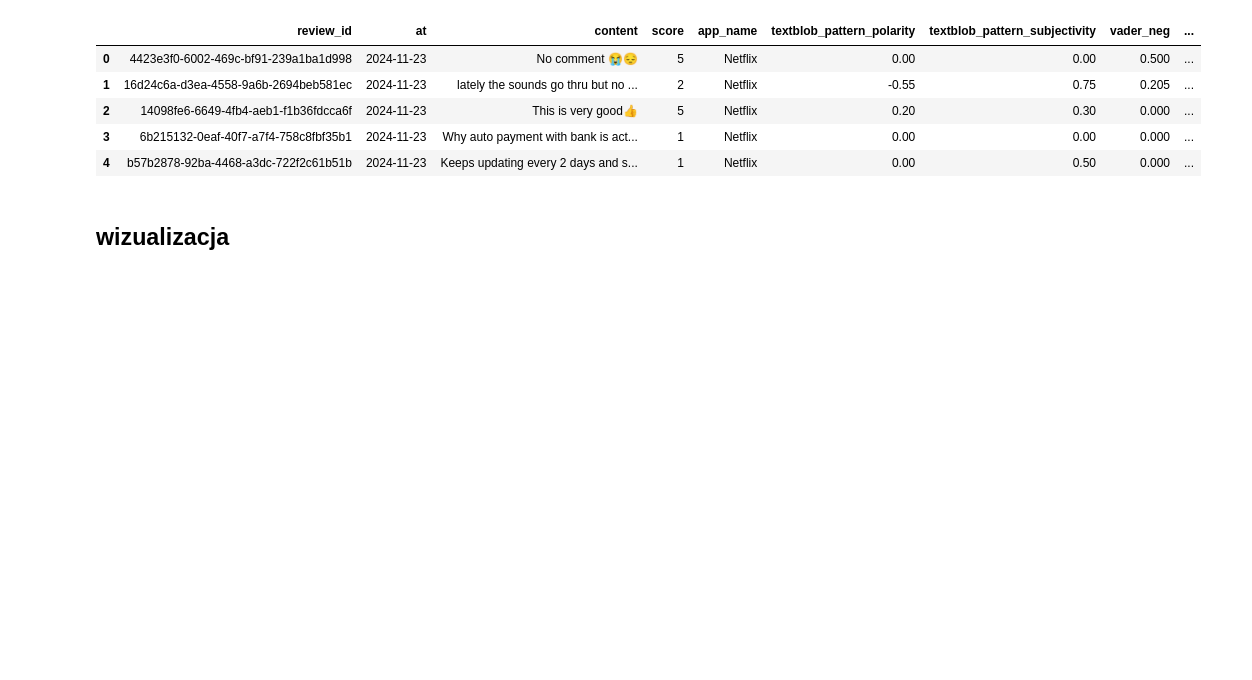
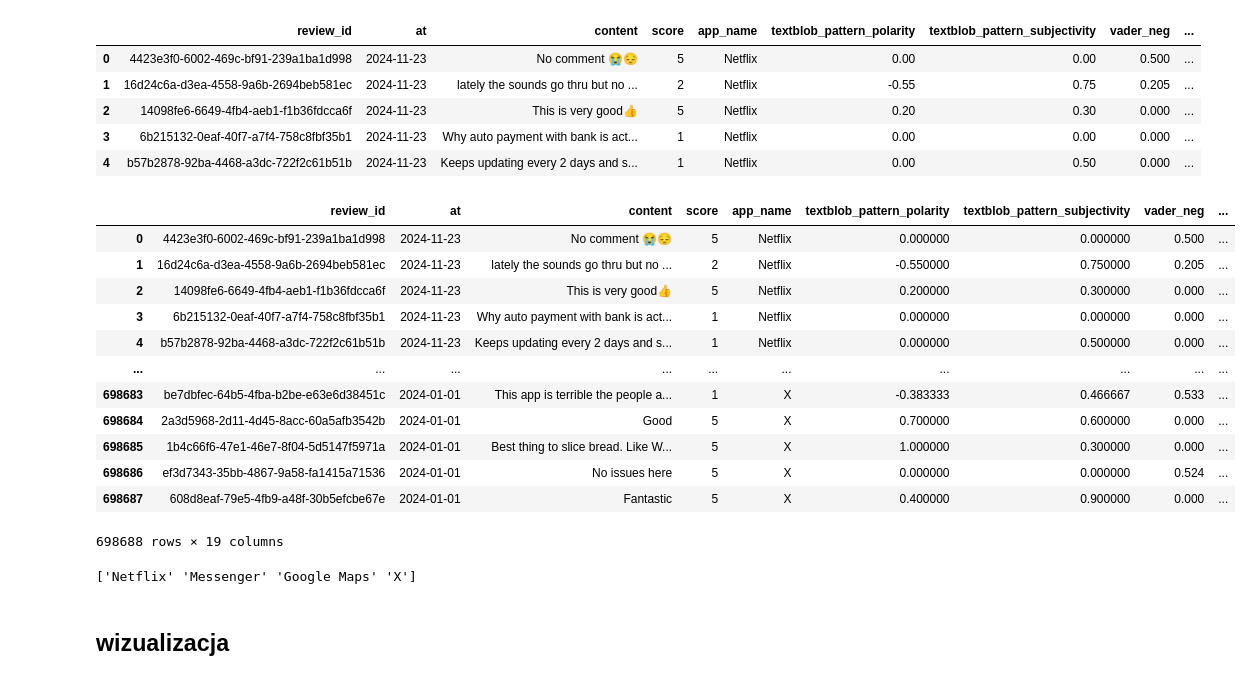
Before and after one commit to mikolaj2268/review_radar, a Jupyter notebook: models_comparison/sentiment_comparison.ipynb, the cells around one changed output. Drawn from its saved outputs; the diff is of its cells as text; code cells hidden in the pictures; blank space fills up the shorter version.

```diff
--- a/models_comparison/sentiment_comparison.ipynb
+++ b/models_comparison/sentiment_comparison.ipynb
@@ -14,6 +14,27 @@ df.head()
 | 2 | 14098fe6-6649-4fb4-aeb1-f1b36fdcca6f | 2024-11-23 | This is very good👍 | 5 | Netflix | 0.20 | 0.30 | 0.000 | ... |
 | 3 | 6b215132-0eaf-40f7-a7f4-758c8fbf35b1 | 2024-11-23 | Why auto payment with bank is act... | 1 | Netflix | 0.00 | 0.00 | 0.000 | ... |
 | 4 | b57b2878-92ba-4468-a3dc-722f2c61b51b | 2024-11-23 | Keeps updating every 2 days and s... | 1 | Netflix | 0.00 | 0.50 | 0.000 | ... |
+# %%
+df
+# %% [output]
+|  | review_id | at | content | score | app_name | textblob_pattern_polarity | textblob_pattern_subjectivity | vader_neg | ... |
+| 0 | 4423e3f0-6002-469c-bf91-239a1ba1d998 | 2024-11-23 | No comment 😭😔 | 5 | Netflix | 0.000000 | 0.000000 | 0.500 | ... |
+| 1 | 16d24c6a-d3ea-4558-9a6b-2694beb581ec | 2024-11-23 | lately the sounds go thru but no ... | 2 | Netflix | -0.550000 | 0.750000 | 0.205 | ... |
+| 2 | 14098fe6-6649-4fb4-aeb1-f1b36fdcca6f | 2024-11-23 | This is very good👍 | 5 | Netflix | 0.200000 | 0.300000 | 0.000 | ... |
+| 3 | 6b215132-0eaf-40f7-a7f4-758c8fbf35b1 | 2024-11-23 | Why auto payment with bank is act... | 1 | Netflix | 0.000000 | 0.000000 | 0.000 | ... |
+| 4 | b57b2878-92ba-4468-a3dc-722f2c61b51b | 2024-11-23 | Keeps updating every 2 days and s... | 1 | Netflix | 0.000000 | 0.500000 | 0.000 | ... |
+| ... | ... | ... | ... | ... | ... | ... | ... | ... | ... |
+| 698683 | be7dbfec-64b5-4fba-b2be-e63e6d38451c | 2024-01-01 | This app is terrible the people a... | 1 | X | -0.383333 | 0.466667 | 0.533 | ... |
+| 698684 | 2a3d5968-2d11-4d45-8acc-60a5afb3542b | 2024-01-01 | Good | 5 | X | 0.700000 | 0.600000 | 0.000 | ... |
+| 698685 | 1b4c66f6-47e1-46e7-8f04-5d5147f5971a | 2024-01-01 | Best thing to slice bread. Like W... | 5 | X | 1.000000 | 0.300000 | 0.000 | ... |
+| 698686 | ef3d7343-35bb-4867-9a58-fa1415a71536 | 2024-01-01 | No issues here | 5 | X | 0.000000 | 0.000000 | 0.524 | ... |
+| 698687 | 608d8eaf-79e5-4fb9-a48f-30b5efcbe67e | 2024-01-01 | Fantastic | 5 | X | 0.400000 | 0.900000 | 0.000 | ... |
+698688 rows × 19 columns
+# %%
+unique_app_names = df['app_name'].unique()
+print(unique_app_names)
+# %% [output]
+['Netflix' 'Messenger' 'Google Maps' 'X']
 # %% [markdown]
 ## wizualizacja
 # %%
```
Also changed, not shown: parts of 1 cell of this notebook.
